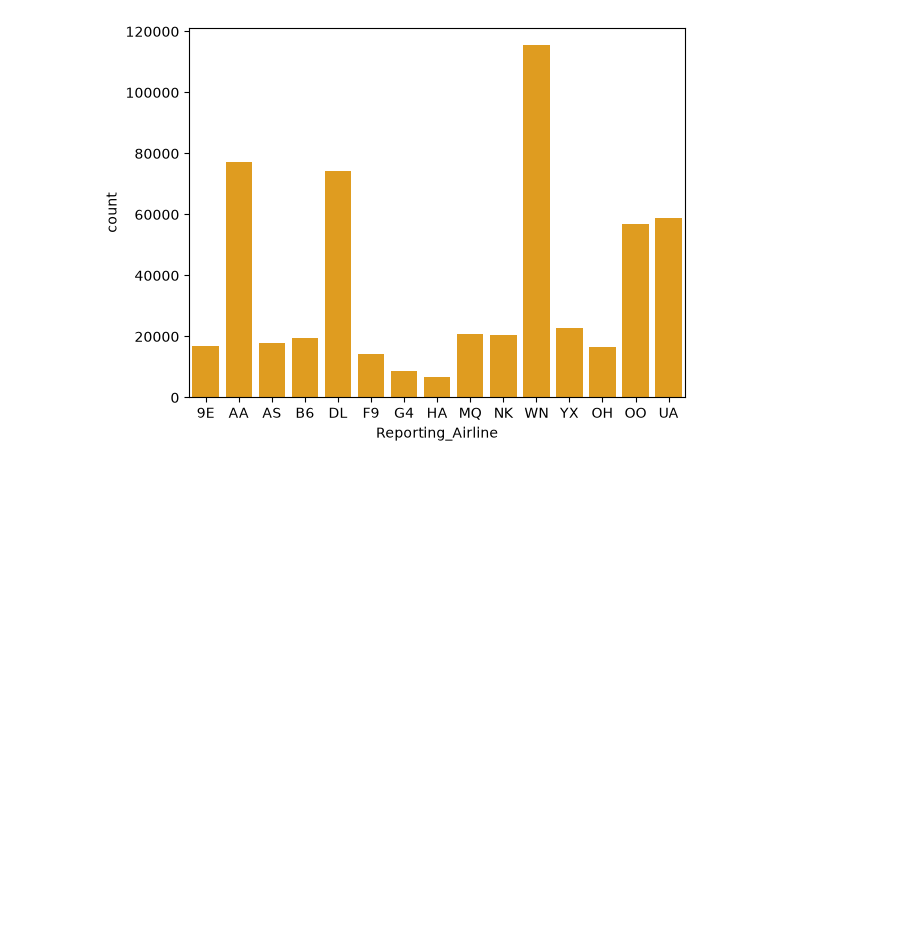
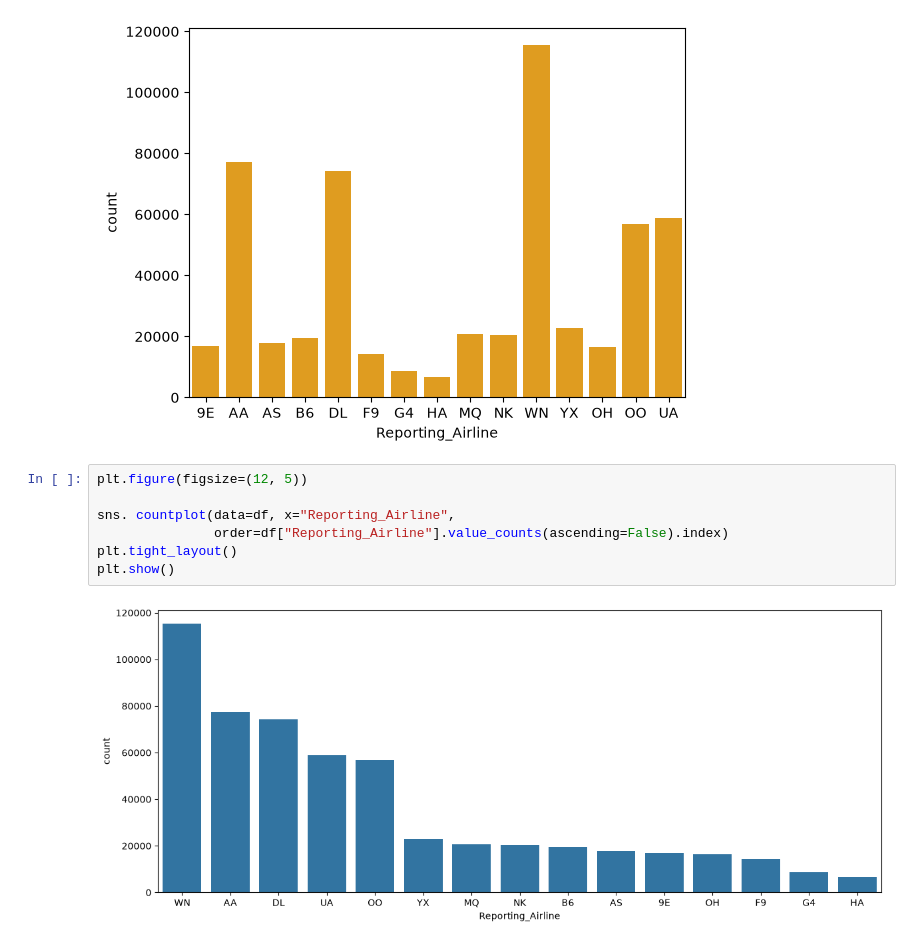
Before and after one commit to Nilesh8766/airline_operations_analytics, a Jupyter notebook: 03_notebooks/07_EDA.ipynb, the cells around one changed output. Saved outputs shown, nothing was run; the diff lists cells and outputs as text; blank space fills up the shorter version.

```diff
--- a/03_notebooks/07_EDA.ipynb
+++ b/03_notebooks/07_EDA.ipynb
@@ -246,3 +246,12 @@ sns.countplot(data=df, x='Reporting_Airline', color='orange')
 plt.show()
 # %% [output]
 [figure]
+# %%
+plt.figure(figsize=(12, 5))
+
+sns. countplot(data=df, x="Reporting_Airline",
+               order=df["Reporting_Airline"].value_counts(ascending=False).index)
+plt.tight_layout()
+plt.show()
+# %% [output]
+[figure, added]
```
Also changed, not shown: parts of 1 cell of this notebook.
